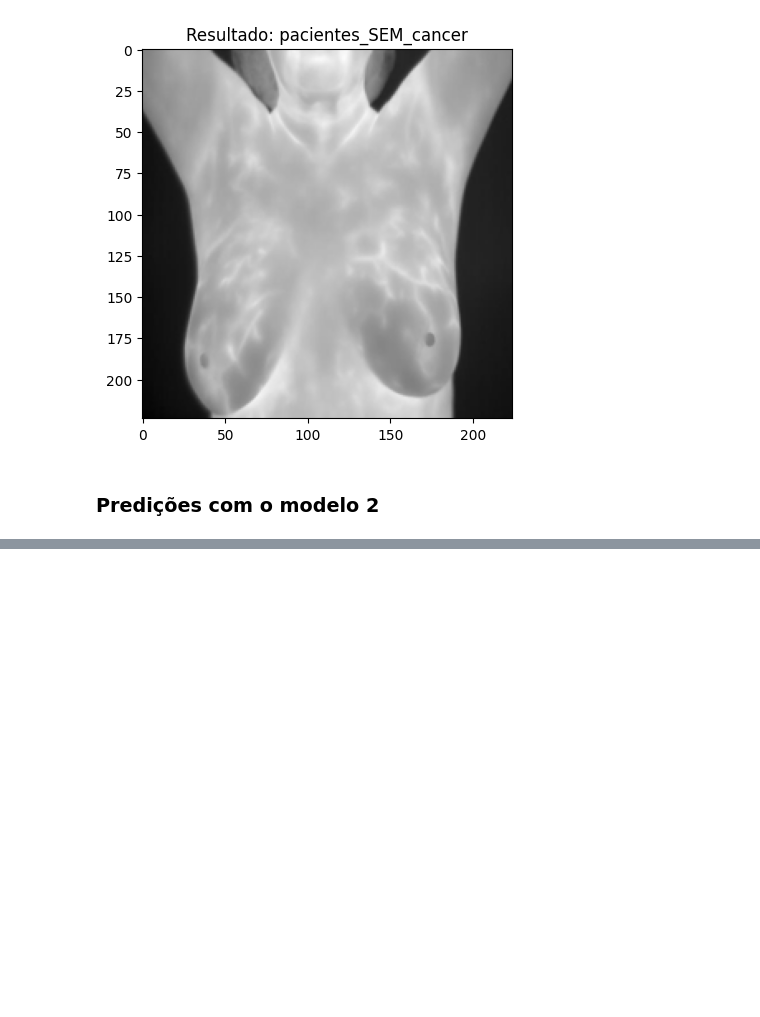
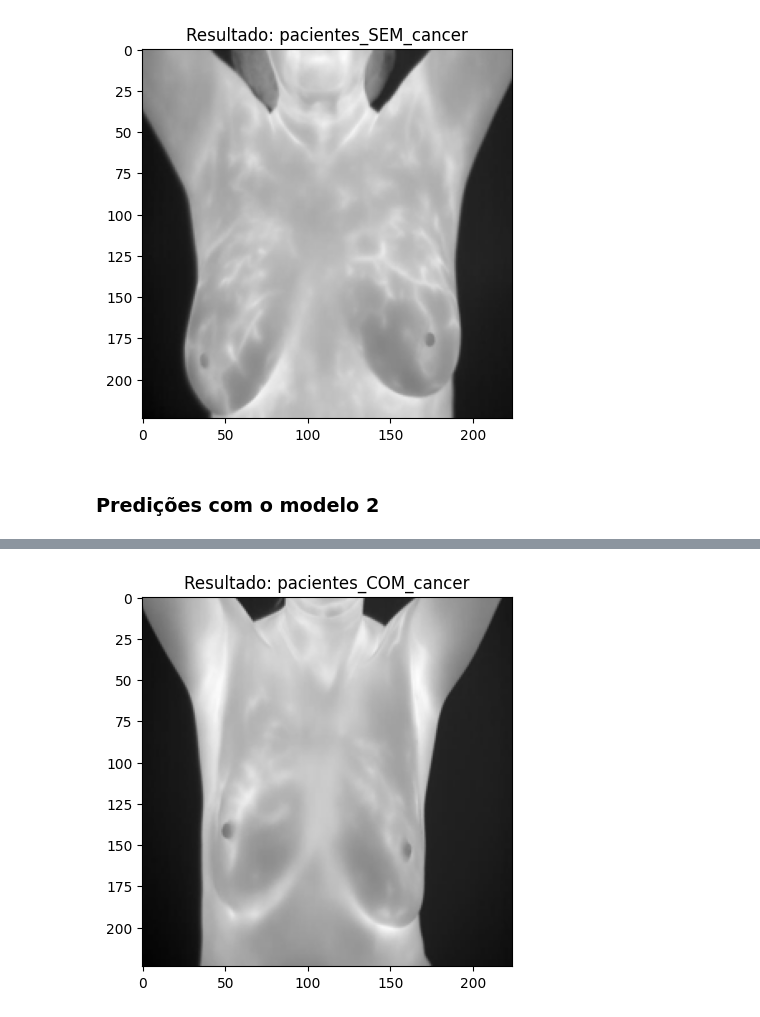
Before and after one commit to Vaftir/Breast-Cancer-Detection-AI-System, a Jupyter notebook: Tcc1.ipynb, the cells around one changed output, grey strips where cells are left out. Saved outputs shown, nothing was run; the diff lists cells and outputs as text; code cells hidden in the pictures; blank space fills up the shorter version.

```diff
--- a/Tcc1.ipynb
+++ b/Tcc1.ipynb
@@ -494,3 +495,7 @@ predicao(modelo,'DATASETS/val/pacientes_SEM_cancer/T0002.1.1.D.2012-10-08.04 (1)
 [figure]
 # %% [markdown]
 ### Predições com o modelo 2
+# %%
+#TESTE DE PACIENTE COMCANCER
+predicao(modelo2,'DATASETS/val/pacientes_COM_cancer/T0202.1.1.D.2013-10-11.07 (1).jpg')
+# %% [output]
@@ -497,2 +503,3 @@ predicao(modelo,'DATASETS/val/pacientes_SEM_cancer/T0002.1.1.D.2012-10-08.04 (1)
+[figure, added]
 # %%
 #TESTE DE PACIENTE SEM CANCER
```
Also changed, not shown: parts of 6 cells of this notebook.
